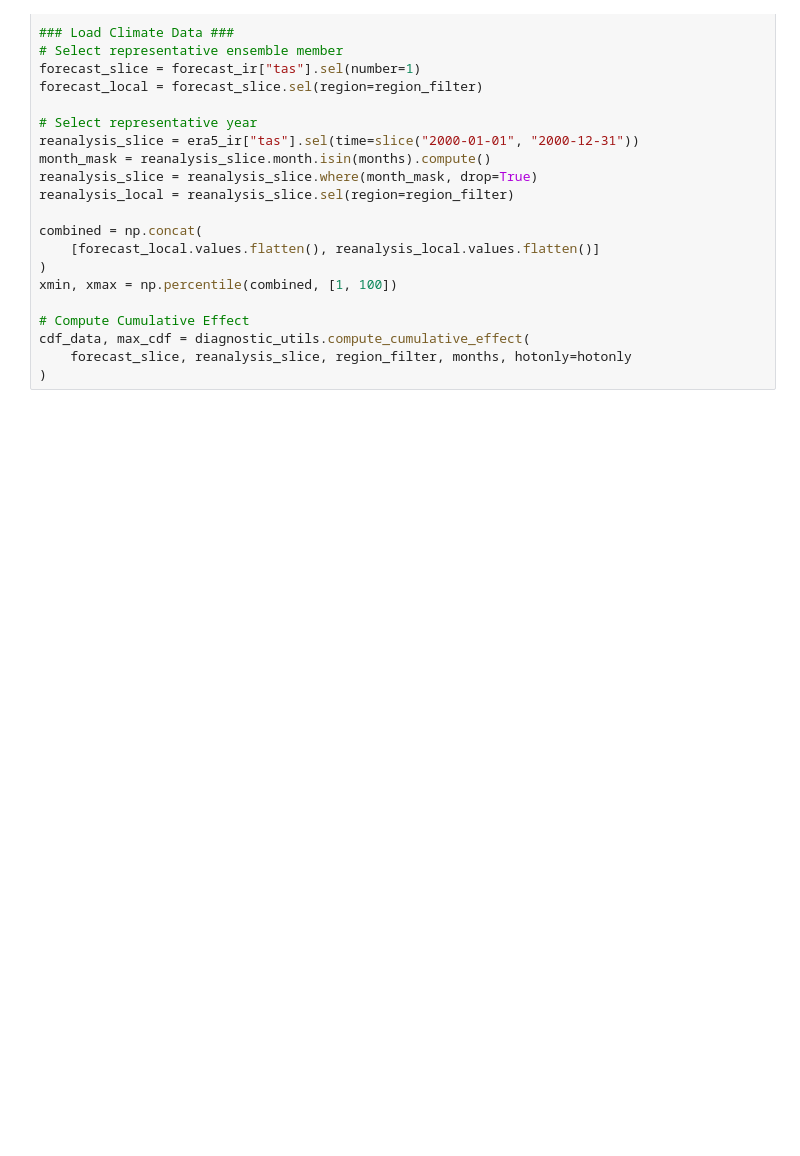
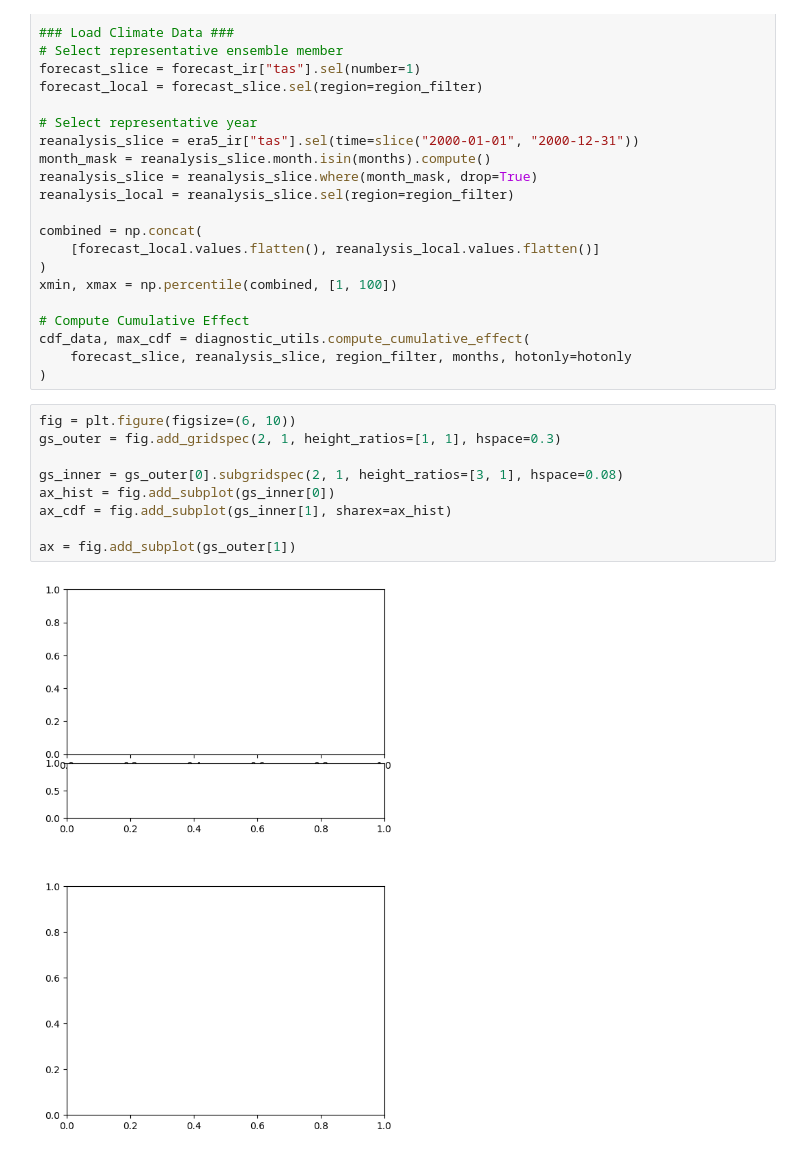
Before and after one commit to ezuetell/poreallas, a Jupyter notebook: analysis/p01_method_diagram.ipynb, the cells around one changed output. Cells and saved outputs as stored; diff of their text form; blank space fills up the shorter version.

```diff
--- a/analysis/p01_method_diagram.ipynb
+++ b/analysis/p01_method_diagram.ipynb
@@ -135,6 +135,17 @@ xmin, xmax = np.percentile(combined, [1, 100])
 cdf_data, max_cdf = diagnostic_utils.compute_cumulative_effect(
     forecast_slice, reanalysis_slice, region_filter, months, hotonly=hotonly
 )
+# %%
+fig = plt.figure(figsize=(6, 10))
+gs_outer = fig.add_gridspec(2, 1, height_ratios=[1, 1], hspace=0.3)
+
+gs_inner = gs_outer[0].subgridspec(2, 1, height_ratios=[3, 1], hspace=0.08)
+ax_hist = fig.add_subplot(gs_inner[0])
+ax_cdf = fig.add_subplot(gs_inner[1], sharex=ax_hist)
+
+ax = fig.add_subplot(gs_outer[1])
+# %% [output]
+[figure, added]
 # %%
 # Histogram
 
```
Also changed, not shown: parts of 4 cells of this notebook.
